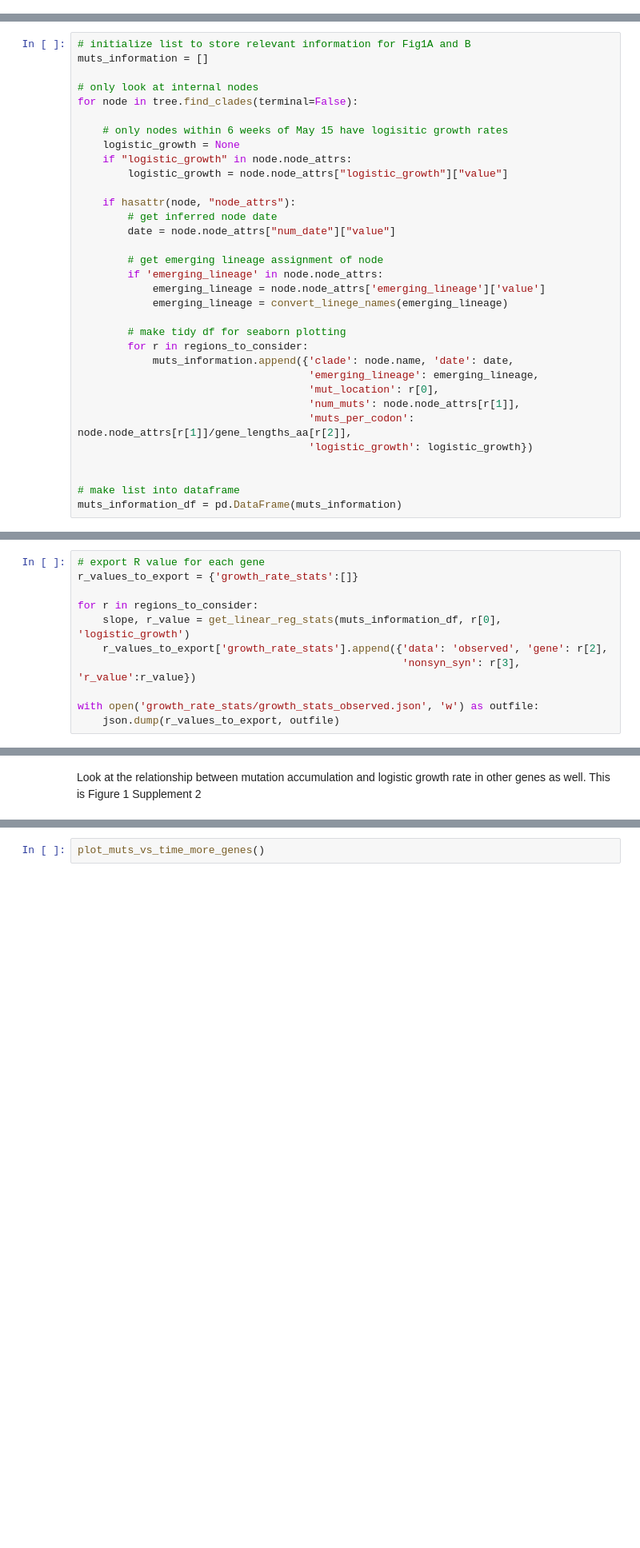
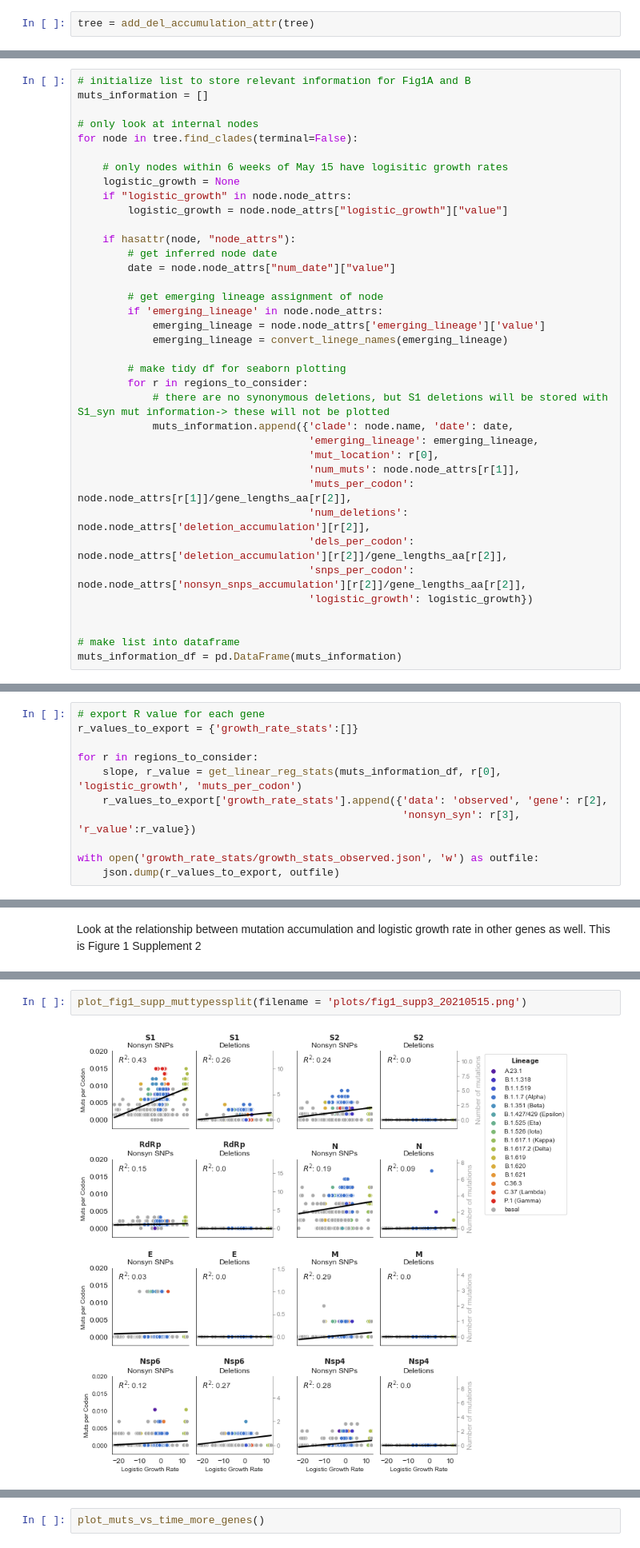
Before and after one commit to blab/sarscov2-adaptive-evolution, a Jupyter notebook: analysis/fig1-mut_accumulation_by_time_and_growthrate.ipynb, the cells around one changed output, grey strips where cells are left out. Shown at 80% size. Saved outputs shown, nothing was run; the diff lists cells and outputs as text; blank space fills up the shorter version.

Commit message:
add fig1 supp3: snps and dels separate

```diff
--- a/analysis/fig1-mut_accumulation_by_time_and_growthrate.ipynb
+++ b/analysis/fig1-mut_accumulation_by_time_and_growthrate.ipynb
@@ -40,3 +43,5 @@ tree = add_mut_accumulation_attr(tree)
+# %%
+tree = add_del_accumulation_attr(tree)
 # %% [markdown]
 Make a list of regions of the genome to consider. Each element of the list is a tuple with the format:
 (region/type of mutation, node attribute name, gene length for normalizing mutation count, nonsynonymous or synonymous)
@@ -74,11 +79,15 @@ for node in tree.find_clades(terminal=False):
 
         # make tidy df for seaborn plotting
         for r in regions_to_consider:
+            # there are no synonymous deletions, but S1 deletions will be stored with S1_syn mut information-> these will not be plotted
             muts_information.append({'clade': node.name, 'date': date,
                                      'emerging_lineage': emerging_lineage,
                                      'mut_location': r[0],
                                      'num_muts': node.node_attrs[r[1]],
                                      'muts_per_codon': node.node_attrs[r[1]]/gene_lengths_aa[r[2]],
+                                     'num_deletions': node.node_attrs['deletion_accumulation'][r[2]],
+                                     'dels_per_codon': node.node_attrs['deletion_accumulation'][r[2]]/gene_lengths_aa[r[2]],
+                                     'snps_per_codon': node.node_attrs['nonsyn_snps_accumulation'][r[2]]/gene_lengths_aa[r[2]],
                                      'logistic_growth': logistic_growth})
 
 
@@ -91,7 +100,7 @@ Export the R value for the correlation between mutation accumulation and logisti
 r_values_to_export = {'growth_rate_stats':[]}
 
 for r in regions_to_consider:
-    slope, r_value = get_linear_reg_stats(muts_information_df, r[0], 'logistic_growth')
+    slope, r_value = get_linear_reg_stats(muts_information_df, r[0], 'logistic_growth', 'muts_per_codon')
     r_values_to_export['growth_rate_stats'].append({'data': 'observed', 'gene': r[2],
                                                     'nonsyn_syn': r[3], 'r_value':r_value})
 
@@ -312 +454,5 @@ plot_fig1supp2(filename = 'plots/fig1_supp2_20210515.png')
+# %%
+plot_fig1_supp_muttypessplit(filename = 'plots/fig1_supp3_20210515.png')
+# %% [output]
+[figure, added]
 # %% [markdown]
```
Also changed, not shown: parts of 15 cells of this notebook, 5 other files.
